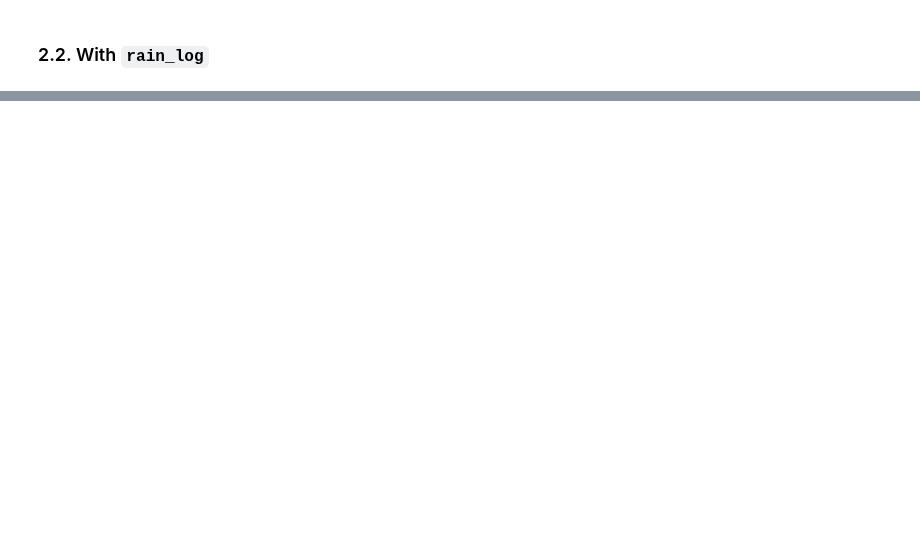
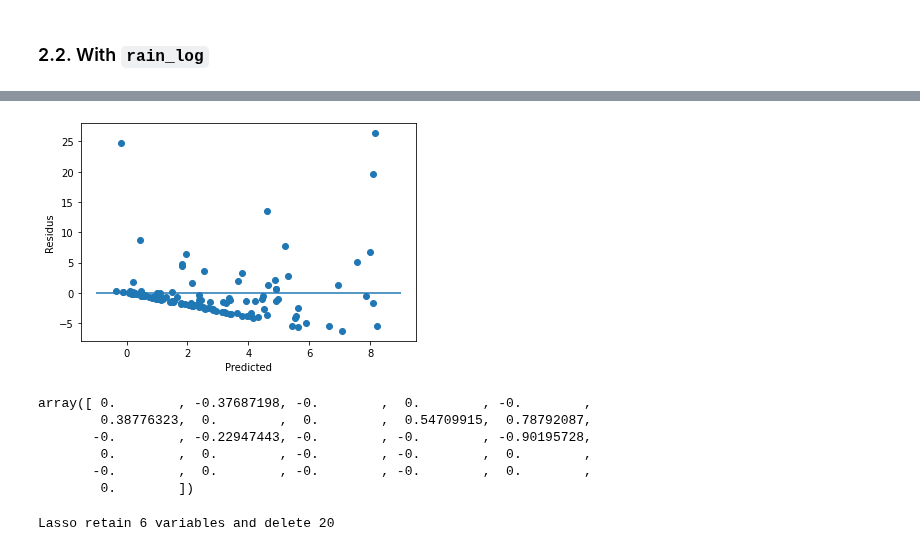
Before and after one commit to NguyenHai7120/4A-MachineLearning-Project, a Jupyter notebook: Regression_python.ipynb, the cells around one changed output, grey strips where cells are left out. Drawn from its saved outputs; the diff is of its cells as text; code cells hidden in the pictures; blank space fills up the shorter version.

```diff
--- a/Regression_python.ipynb
+++ b/Regression_python.ipynb
@@ -84,0 +105,7 @@ MAPE= inf
+# %%
+from sklearn import linear_model
+regLasso = linear_model.Lasso()
+regLasso.fit(X_train,Yr_train)
+prev=regLasso.predict(X_test)
+print("MSE=",mean_squared_error(Yr_test,prev))
+print("R2=",r2_score(Yr_test,prev))
@@ -84,0 +117,8 @@ MAPE= inf
+# %%
+from sklearn.model_selection import GridSearchCV
+param=[{"alpha":np.linspace(0,2,200)}]
+regLasso = GridSearchCV(linear_model.Lasso(), param,cv=5,n_jobs=-1)
+regLassOpt=regLasso.fit(X_train, Yr_train)
+# Optimal parameter
+regLassOpt.best_params_["alpha"]
+print("Best R2 = %f, Best parameter = %s" % (regLassOpt.best_score_,regLassOpt.best_params_))
@@ -84,0 +129,8 @@ MAPE= inf
+# %%
+prev=regLassOpt.predict(X_test)
+print("MSE=",mean_squared_error(prev,Yr_test))
+print("R2=",r2_score(Yr_test,prev))
+print("MAPE =",mean_absolute_percentage_error(Yr_test,prev))
+
+prev_class = to_class(prev)
+print("Accuracy score =", accuracy_score(Yb_test.to_list(), prev_class))
@@ -84,0 +149,26 @@ MAPE= inf
+# %%
+plt.plot(prev,Yr_test-prev,"o")
+plt.xlabel(u"Predicted")
+plt.ylabel(u"Residus")
+plt.hlines(0,-1,9)
+plt.show()
+# %% [output]
+[figure, added]
+# %%
+# Coefficients
+regLasso=linear_model.Lasso(alpha=regLassOpt.best_params_['alpha'])
+model_lasso=regLasso.fit(X_train,Yr_train)
+model_lasso.coef_
+# %% [output]
+array([ 0.        , -0.37687198, -0.        ,  0.        , -0.        ,
+        0.38776323,  0.        ,  0.        ,  0.54709915,  0.78792087,
+       -0.        , -0.22947443, -0.        , -0.        , -0.90195728,
+        0.        ,  0.        , -0.        , -0.        ,  0.        ,
+       -0.        ,  0.        , -0.        , -0.        ,  0.        ,
+        0.        ])
+# %%
+coef = pd.Series(model_lasso.coef_, index = X_train.columns)
+print("Lasso retain " + str(sum(coef != 0)) +
+      " variables and delete " +  str(sum(coef == 0)))
+# %% [output]
+Lasso retain 6 variables and delete 20
```
Also changed, not shown: parts of 57 cells of this notebook, 1 other file.
